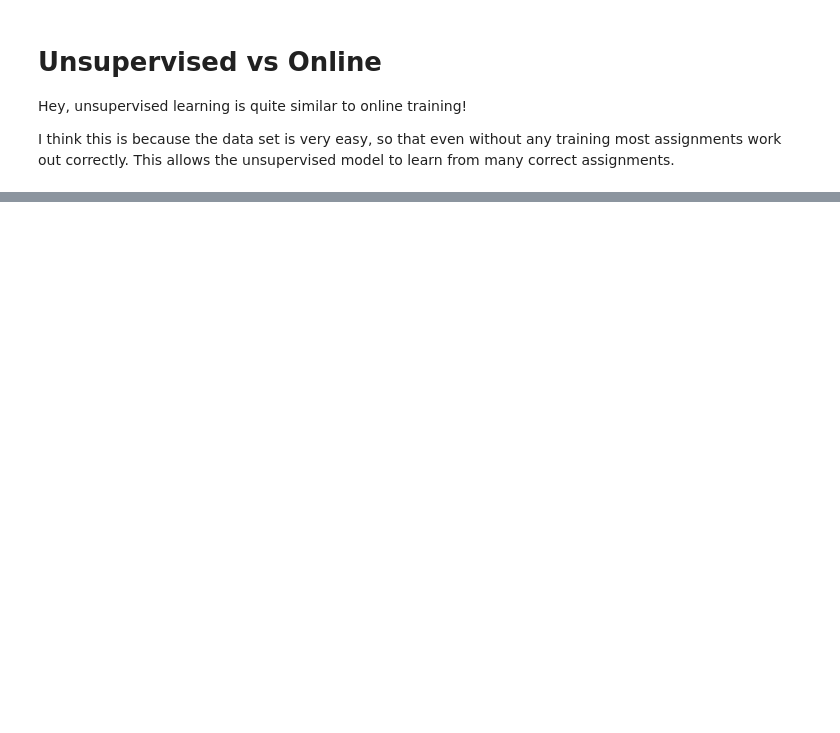
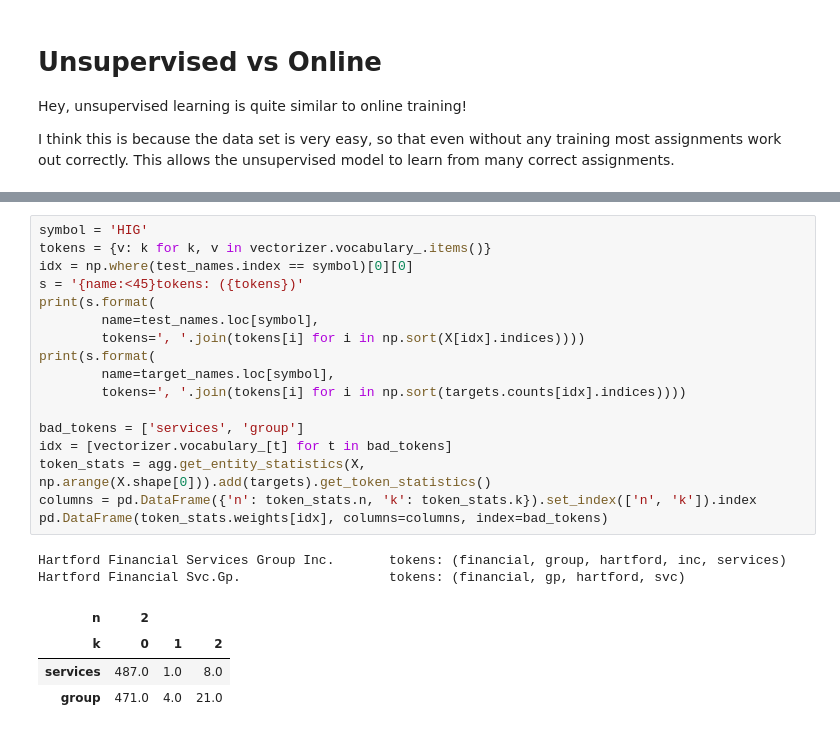
Before and after one commit to mossadnik/probabilistic-tf-idf, a Jupyter notebook: notebooks/examples.ipynb, the cells around one changed output, grey strips where cells are left out. Drawn from its saved outputs; the diff is of its cells as text; blank space fills up the shorter version.

```diff
--- a/notebooks/examples.ipynb
+++ b/notebooks/examples.ipynb
@@ -276,0 +273,24 @@ pass
+# %%
+symbol = 'HIG'
+tokens = {v: k for k, v in vectorizer.vocabulary_.items()}
+idx = np.where(test_names.index == symbol)[0][0]
+s = '{name:<45}tokens: ({tokens})'
+print(s.format(
+        name=test_names.loc[symbol],
+        tokens=', '.join(tokens[i] for i in np.sort(X[idx].indices))))
+print(s.format(
+        name=target_names.loc[symbol],
+        tokens=', '.join(tokens[i] for i in np.sort(targets.counts[idx].indices))))
+
+bad_tokens = ['services', 'group']
+idx = [vectorizer.vocabulary_[t] for t in bad_tokens]
+token_stats = agg.get_entity_statistics(X, np.arange(X.shape[0])).add(targets).get_token_statistics()
+columns = pd.DataFrame({'n': token_stats.n, 'k': token_stats.k}).set_index(['n', 'k']).index
+pd.DataFrame(token_stats.weights[idx], columns=columns, index=bad_tokens)
+# %% [output]
+Hartford Financial Services Group Inc.       tokens: (financial, group, hartford, inc, services)
+Hartford Financial Svc.Gp.                   tokens: (financial, gp, hartford, svc)
+| n | 2 |  |  |
+| k | 0 | 1 | 2 |
+| services | 487.0 | 1.0 | 8.0 |
+| group | 471.0 | 4.0 | 21.0 |
```
Also changed, not shown: parts of 10 cells of this notebook, 8 other files.
